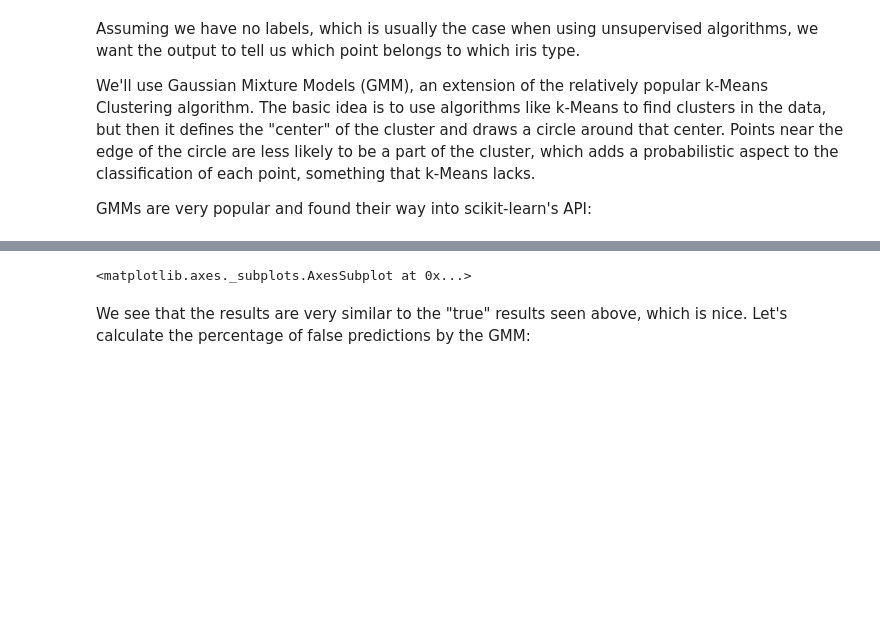
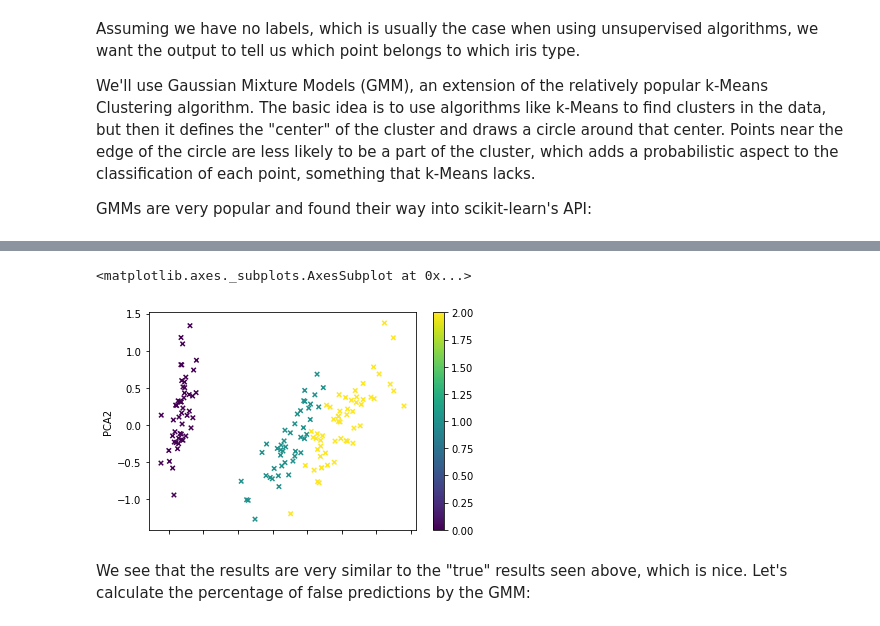
Before and after one commit to sagol-python-for-neuroscientists/textbook-public, a Jupyter notebook: classes/class11.ipynb, the cells around one changed output, grey strips where cells are left out. Cells and saved outputs as stored; diff of their text form; code cells hidden in the pictures; blank space fills up the shorter version.

```diff
--- a/classes/class11.ipynb
+++ b/classes/class11.ipynb
@@ -255,6 +241,5 @@ model.fit(X_iris)  # again, no labels are given
 y_gmm = model.predict(X_iris)
 # %%
 # Plot the results
-y_gmm_corrected = (y_gmm + 1) % 3
-df.plot.scatter(x='PCA1', y='PCA2', c=y_gmm_corrected, marker='x', cmap='viridis')
+df.plot.scatter(x='PCA1', y='PCA2', c=y_gmm, marker='x', cmap='viridis')
 # %% [output]
@@ -263,4 +246,5 @@ df.plot.scatter(x='PCA1', y='PCA2', c=y_gmm_corrected, marker='x', cmap='viridis
 <matplotlib.axes._subplots.AxesSubplot at 0x...>
+[figure, added]
 # %% [markdown]
 We see that the results are very similar to the "true" results seen above, which is nice. Let's calculate the percentage of false predictions by the GMM:
 # %%
```
Also changed, not shown: parts of 15 cells of this notebook, 21 other files.
